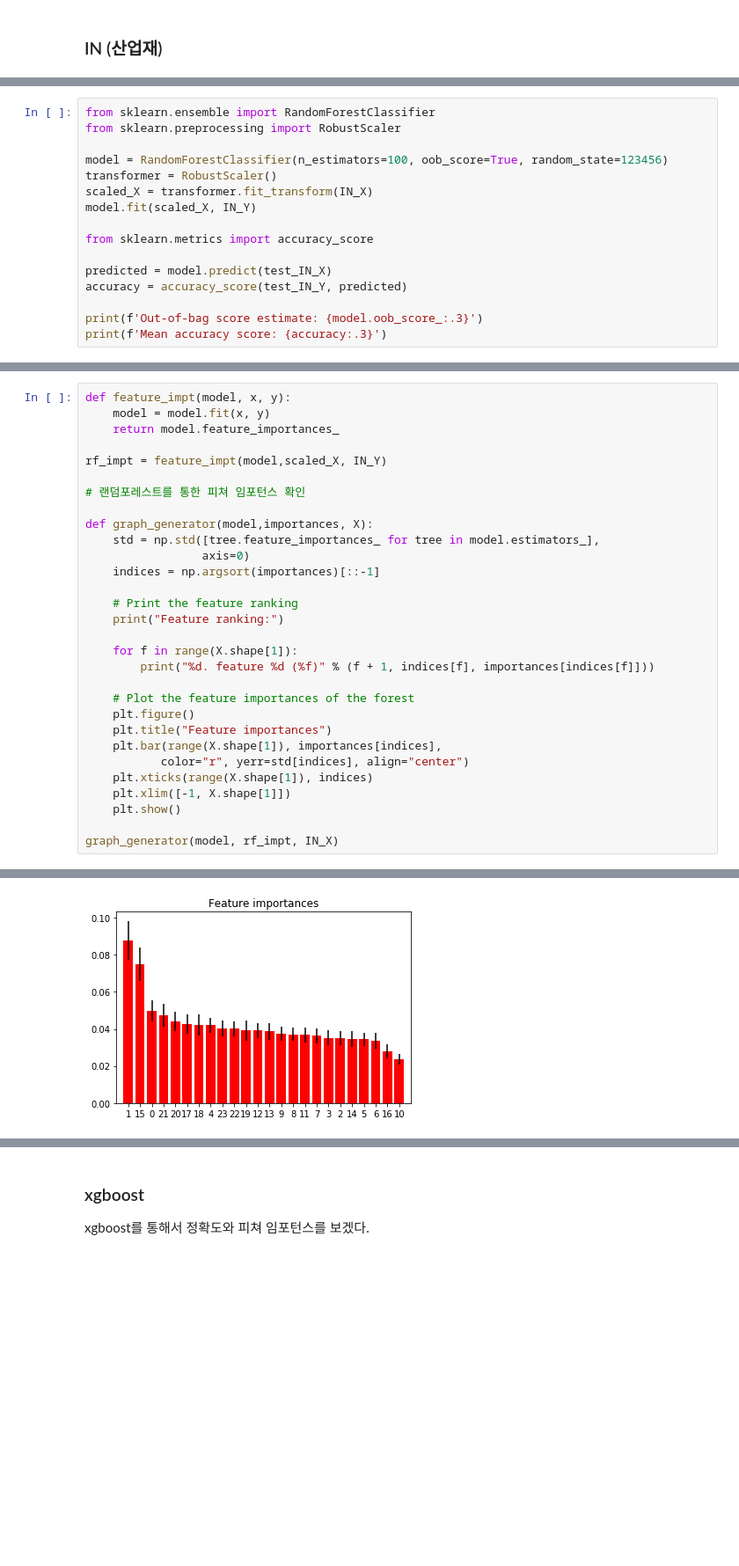
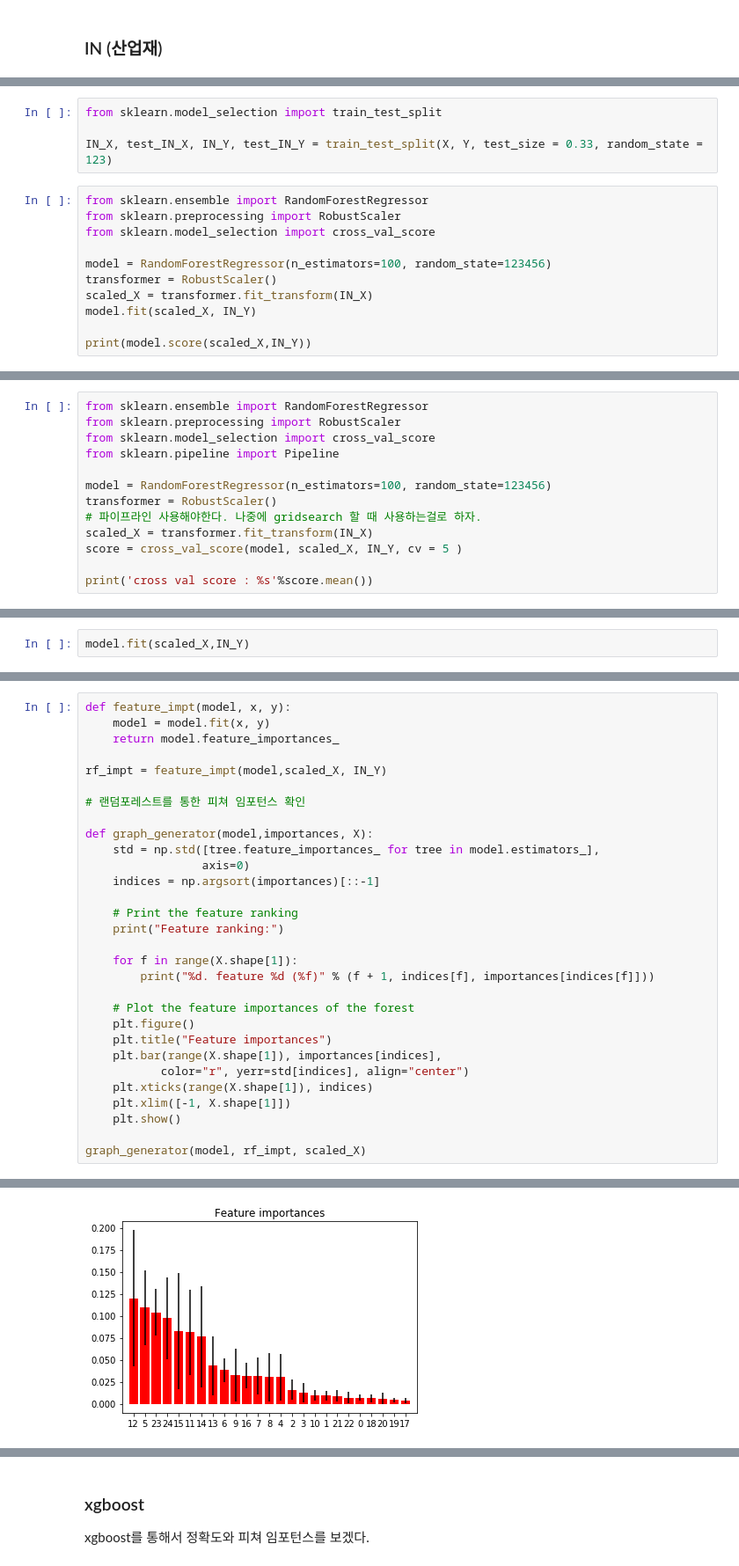
Before and after one commit to codingKYU/Deep-Learning, a Jupyter notebook: Quant_prediction/model.ipynb, the cells around one changed output, grey strips where cells are left out. Shown at 88% size. Saved outputs shown, nothing was run; the diff lists cells and outputs as text; blank space fills up the shorter version.

```diff
--- a/Quant_prediction/model.ipynb
+++ b/Quant_prediction/model.ipynb
@@ -368,17 +407,16 @@ test_IN_Y = pd.DataFrame(test_IN[['class','B','datetime']])
+# %%
+from sklearn.model_selection import train_test_split
+
+IN_X, test_IN_X, IN_Y, test_IN_Y = train_test_split(X, Y, test_size = 0.33, random_state = 123)
 # %%
-from sklearn.ensemble import RandomForestClassifier
+from sklearn.ensemble import RandomForestRegressor
 from sklearn.preprocessing import RobustScaler
+from sklearn.model_selection import cross_val_score
 
-model = RandomForestClassifier(n_estimators=100, oob_score=True, random_state=123456)
+model = RandomForestRegressor(n_estimators=100, random_state=123456)
 transformer = RobustScaler()
 scaled_X = transformer.fit_transform(IN_X)
 model.fit(scaled_X, IN_Y)
 
-from sklearn.metrics import accuracy_score
-
-predicted = model.predict(test_IN_X)
-accuracy = accuracy_score(test_IN_Y, predicted)
-
-print(f'Out-of-bag score estimate: {model.oob_score_:.3}')
-print(f'Mean accuracy score: {accuracy:.3}')
+print(model.score(scaled_X,IN_Y))
 # %% [output]
@@ -386,0 +424,13 @@ Mean accuracy score: 0.376
+# %%
+from sklearn.ensemble import RandomForestRegressor
+from sklearn.preprocessing import RobustScaler
+from sklearn.model_selection import cross_val_score
+from sklearn.pipeline import Pipeline
+
+model = RandomForestRegressor(n_estimators=100, random_state=123456)
+transformer = RobustScaler()
+# 파이프라인 사용해야한다. 나중에 gridsearch 할 때 사용하는걸로 하자.
+scaled_X = transformer.fit_transform(IN_X)
+score = cross_val_score(model, scaled_X, IN_Y, cv = 5 )
+
+print('cross val score : %s'%score.mean())
@@ -386,0 +439,2 @@ Mean accuracy score: 0.376
+# %%
+model.fit(scaled_X,IN_Y)
@@ -413,6 +502,6 @@ def graph_generator(model,importances, X):
     plt.xlim([-1, X.shape[1]])
     plt.show()
 
-graph_generator(model, rf_impt, IN_X)
+graph_generator(model, rf_impt, scaled_X)
 # %% [output]
 Feature ranking:
@@ -435 +524 @@ Feature ranking:
-[figure, old version]
+[figure, new version]
```
Also changed, not shown: parts of 79 cells of this notebook.
